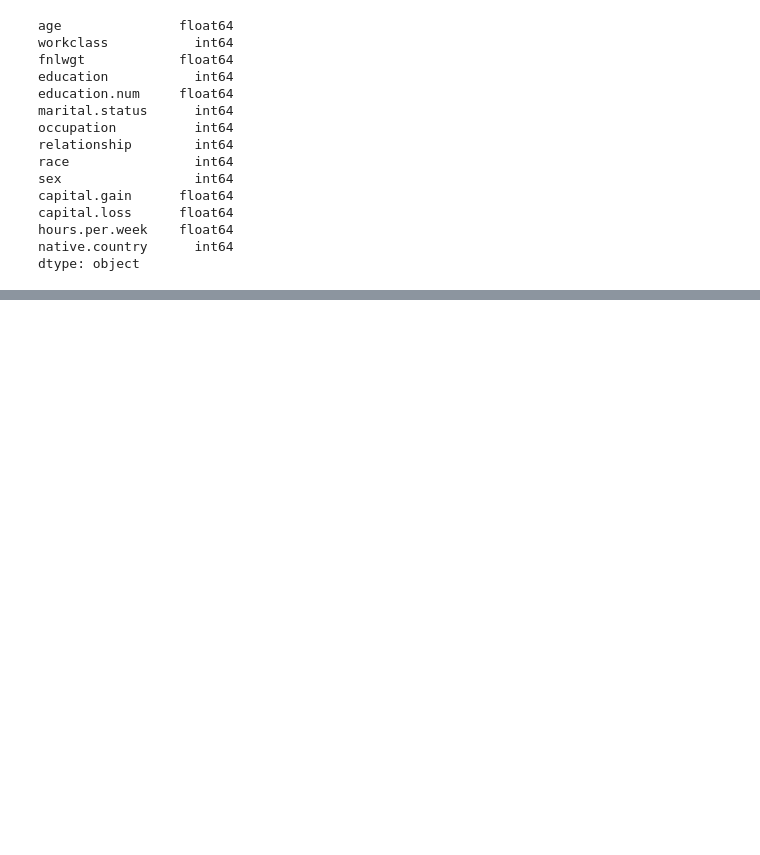
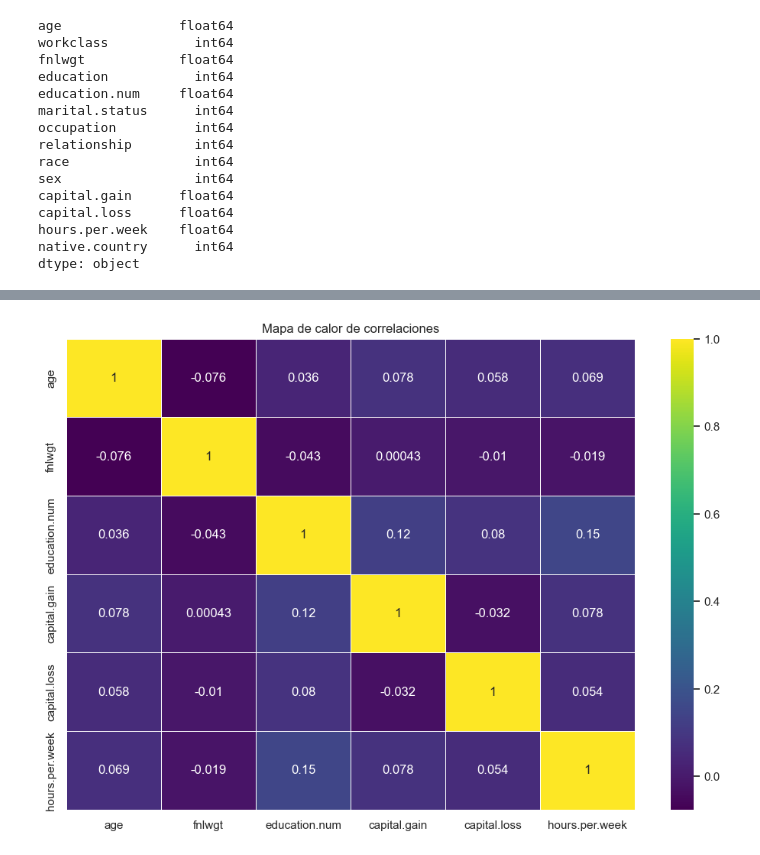
Before and after one commit to agabrielMej/laboratorio_10_MD, a Jupyter notebook: notebooks/labo_10.ipynb, the cells around one changed output, grey strips where cells are left out. Cells and saved outputs as stored; diff of their text form; code cells hidden in the pictures; blank space fills up the shorter version.

```diff
--- a/notebooks/labo_10.ipynb
+++ b/notebooks/labo_10.ipynb
@@ -472,0 +532,17 @@ X.describe()
+# %%
+## Heatmap mejorado
+
+plt.figure(figsize=(12,8))
+
+sns.heatmap(
+    correlation_matrix,
+    annot=True,
+    cmap="viridis",
+    linewidths=0.5
+)
+
+plt.title("Mapa de calor de correlaciones")
+
+plt.show()
+# %% [output]
+[figure, added]
```
Also changed, not shown: parts of 4 cells of this notebook.
